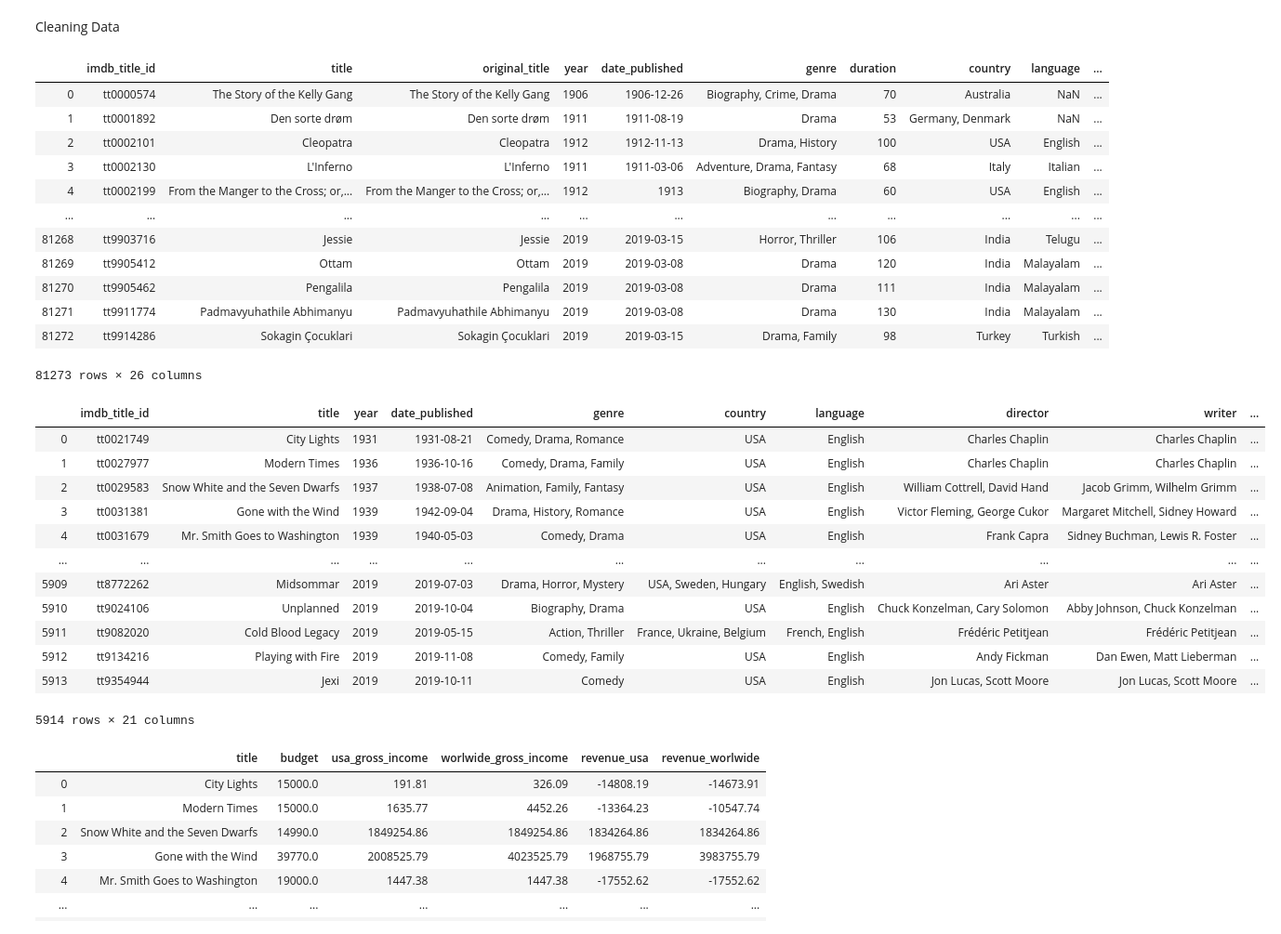
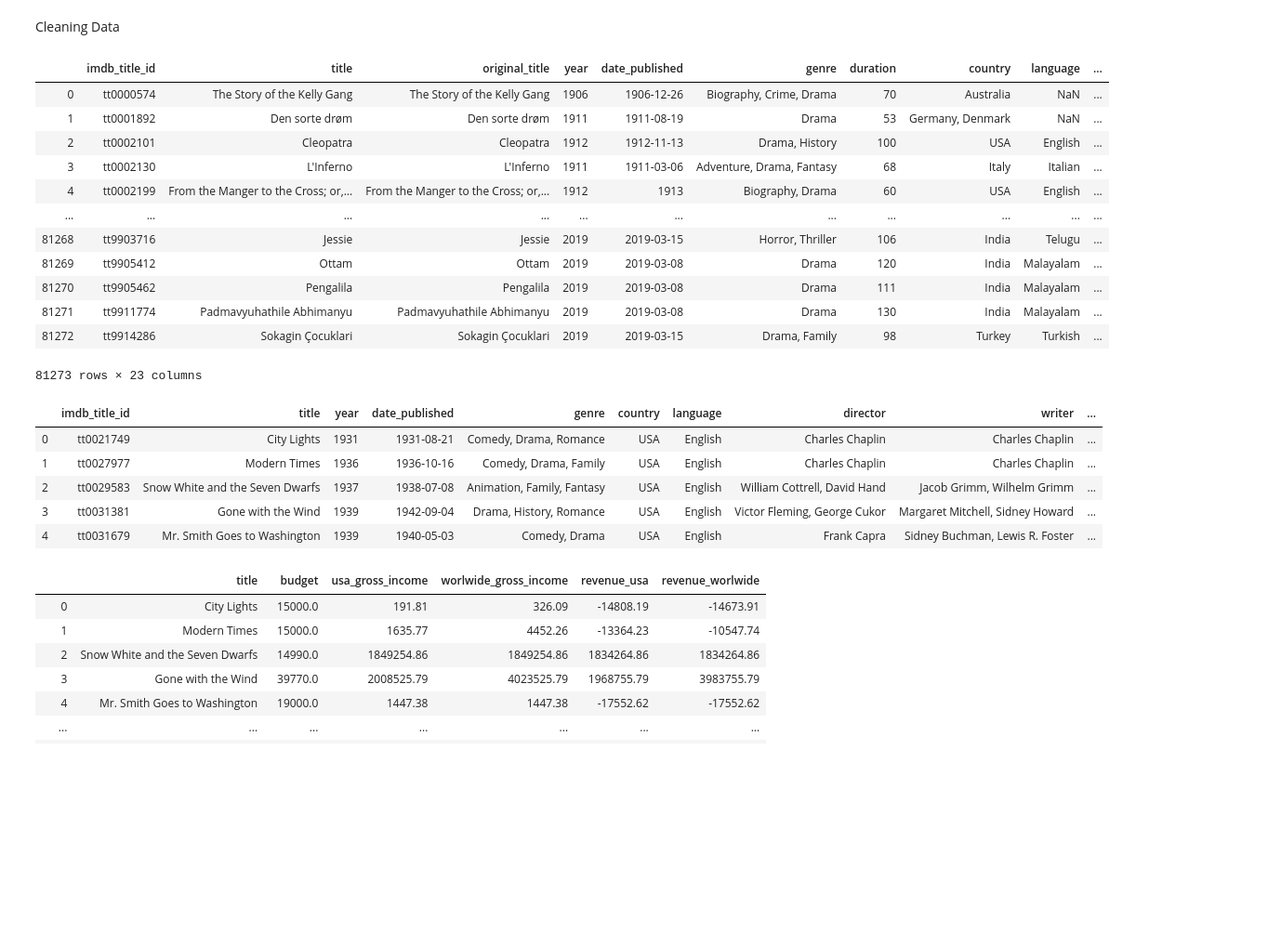
Before and after one commit to cckuqui/IMDB-analysis, a Jupyter notebook: question 3.ipynb, the cells around one changed output. Shown at 93% size. Saved outputs shown, nothing was run; the diff lists cells and outputs as text; code cells hidden in the pictures; blank space fills up the shorter version.

```diff
--- a/question 3.ipynb
+++ b/question 3.ipynb
@@ -53,7 +53,7 @@ Index(['imdb_title_id', 'weighted_average_vote', 'total_votes', 'mean_vote',
 # %% [markdown]
 Cleaning Data
 # %%
-movies = pd.merge(movies,ratings[['imdb_title_id','us_voters_rating','us_voters_votes','non_us_voters_rating','non_us_voters_votes']],on='imdb_title_id',how='left')
+movies = pd.merge(movies,ratings[['imdb_title_id','us_voters_rating']],on='imdb_title_id',how='left')
 movies
 # %% [output]
 |  | imdb_title_id | title | original_title | year | date_published | genre | duration | country | language | ... |
@@ -68,39 +68,32 @@ movies
 | 81270 | tt9905462 | Pengalila | Pengalila | 2019 | 2019-03-08 | Drama | 111 | India | Malayalam | ... |
 | 81271 | tt9911774 | Padmavyuhathile Abhimanyu | Padmavyuhathile Abhimanyu | 2019 | 2019-03-08 | Drama | 130 | India | Malayalam | ... |
 | 81272 | tt9914286 | Sokagin Çocuklari | Sokagin Çocuklari | 2019 | 2019-03-15 | Drama, Family | 98 | Turkey | Turkish | ... |
-81273 rows × 26 columns
+81273 rows × 23 columns
 # %%
 # Delet columns that we don't need, drop all NaN and reset index
 movies = movies.drop(['reviews_from_users','reviews_from_critics','original_title','duration','description'],axis=1)
 movies = movies.dropna(how='any')
 
 # Delet budget and gross income in other currencies
 movies = movies[~movies['budget'].str.match(r'([A-Z]+)')]
 movies = movies[~movies['usa_gross_income'].str.match(r'($[A-Z]+\w)')]
 movies = movies[~movies['worlwide_gross_income'].str.match(r'($[A-Z]+\w)')]
 
 # Delet '$' symbol from table
 movies['budget'] = movies['budget'].str.replace('$','')
 movies['usa_gross_income'] = movies['usa_gross_income'].str.replace('$','')
 movies['worlwide_gross_income'] = movies['worlwide_gross_income'].str.replace('$','')
 
 movies = movies.reset_index(drop=True)
 
-movies
+movies.head()
 # %% [output]
 |  | imdb_title_id | title | year | date_published | genre | country | language | director | writer | ... |
 | 0 | tt0021749 | City Lights | 1931 | 1931-08-21 | Comedy, Drama, Romance | USA | English | Charles Chaplin | Charles Chaplin | ... |
 | 1 | tt0027977 | Modern Times | 1936 | 1936-10-16 | Comedy, Drama, Family | USA | English | Charles Chaplin | Charles Chaplin | ... |
 | 2 | tt0029583 | Snow White and the Seven Dwarfs | 1937 | 1938-07-08 | Animation, Family, Fantasy | USA | English | William Cottrell, David Hand | Jacob Grimm, Wilhelm Grimm | ... |
 | 3 | tt0031381 | Gone with the Wind | 1939 | 1942-09-04 | Drama, History, Romance | USA | English | Victor Fleming, George Cukor | Margaret Mitchell, Sidney Howard | ... |
 | 4 | tt0031679 | Mr. Smith Goes to Washington | 1939 | 1940-05-03 | Comedy, Drama | USA | English | Frank Capra | Sidney Buchman, Lewis R. Foster | ... |
-| ... | ... | ... | ... | ... | ... | ... | ... | ... | ... | ... |
-| 5909 | tt8772262 | Midsommar | 2019 | 2019-07-03 | Drama, Horror, Mystery | USA, Sweden, Hungary | English, Swedish | Ari Aster | Ari Aster | ... |
-| 5910 | tt9024106 | Unplanned | 2019 | 2019-10-04 | Biography, Drama | USA | English | Chuck Konzelman, Cary Solomon | Abby Johnson, Chuck Konzelman | ... |
-| 5911 | tt9082020 | Cold Blood Legacy | 2019 | 2019-05-15 | Action, Thriller | France, Ukraine, Belgium | French, English | Frédéric Petitjean | Frédéric Petitjean | ... |
-| 5912 | tt9134216 | Playing with Fire | 2019 | 2019-11-08 | Comedy, Family | USA | English | Andy Fickman | Dan Ewen, Matt Lieberman | ... |
-| 5913 | tt9354944 | Jexi | 2019 | 2019-10-11 | Comedy | USA | English | Jon Lucas, Scott Moore | Jon Lucas, Scott Moore | ... |
-5914 rows × 21 columns
 # %%
 # Convert budget and gross income to number
 movies['budget'] = pd.to_numeric(movies['budget'])
```
Also changed, not shown: parts of 59 cells of this notebook.
